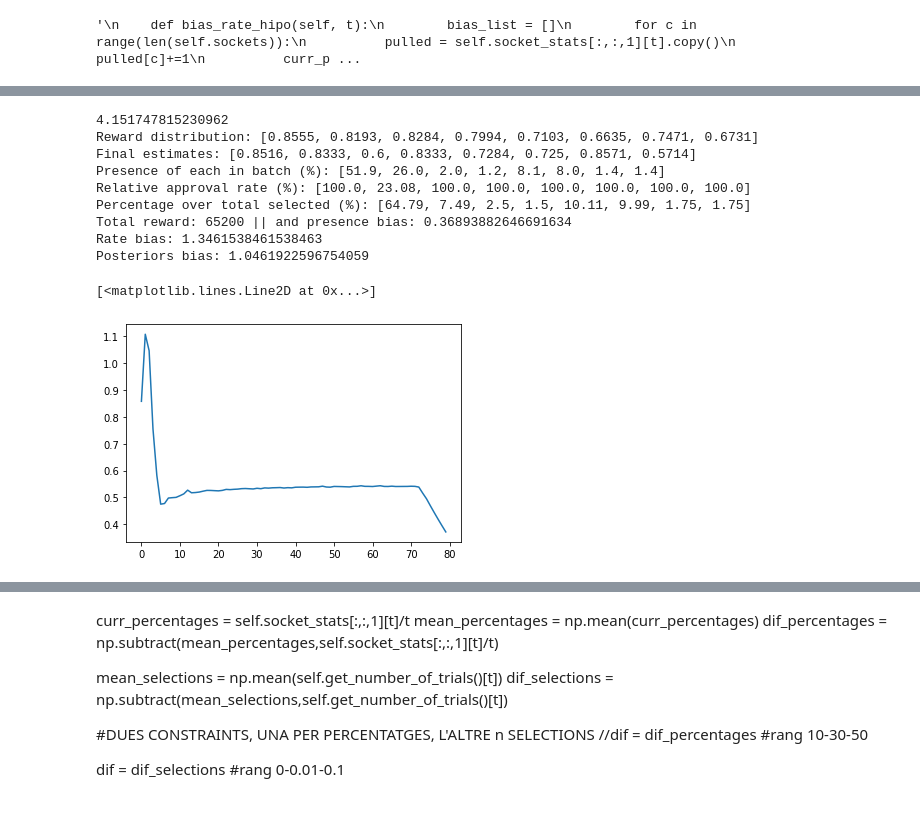
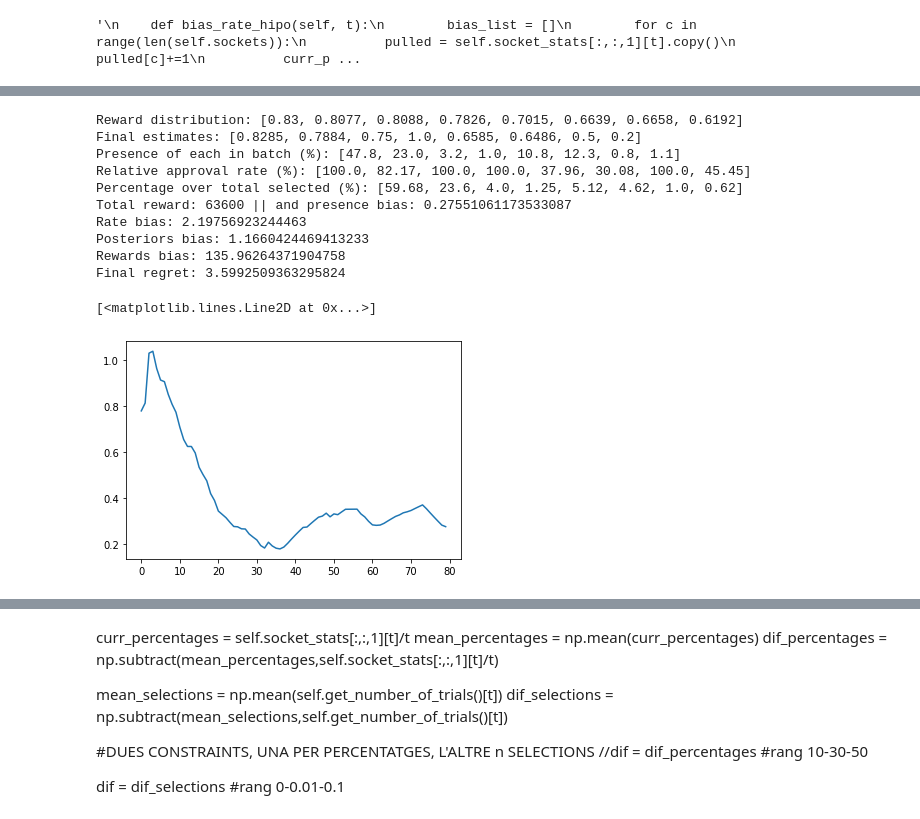
Before and after one commit to quimHM/QHM_TFG_repository, a Jupyter notebook: MAB_sim.ipynb, the cells around one changed output, grey strips where cells are left out. Drawn from its saved outputs; the diff is of its cells as text; code cells hidden in the pictures.

Commit message:
Plots for the problem statement

```diff
--- a/MAB_sim.ipynb
+++ b/MAB_sim.ipynb
@@ -1106,6 +1066,12 @@ class SocketTesterBatchSOLUTIONProb():
           bias_list.append(np.sum(abs))
         return bias_list
 
+    def bias_rewards_hipo(self, t):
+        rewards_distributions = self.get_estimates()[t]
+        mean_d = np.mean(rewards_distributions)
+        bias_list = np.subtract(rewards_distributions,mean_d)
+        return bias_list
+
     def bias_presence_step(self, t):
         presence = np.array([i/sum(self.possibles) for i in self.possibles])
         selected_presence = np.array(self.get_number_of_trials()[t]/t)
@@ -1140,12 +1106,36 @@ class SocketTesterBatchSOLUTIONProb():
         abs = np.abs(diff)
         return np.sum(abs)
 
+    def final_bias_rewards(self):
+        rewards_distributions = self.get_estimates()[self.total_steps]
+        mean_d = np.mean(rewards_distributions)
+        diff = np.subtract(rewards_distributions,mean_d)
+        abs = np.abs(diff)
+        return np.sum(abs)
+
     def punishing_term(self,bias_func,t):
         b_list = bias_func(t)
         norm_num = np.subtract(b_list,max(b_list))
         norm_denom = np.subtract(max(b_list),min(b_list))
         aux_b_list = np.divide(norm_num,norm_denom, out=np.zeros_like(norm_num), where=norm_denom!=0)
         return np.multiply(aux_b_list,100)
+
+    def select_socket_prob( self, t ):
+        mask = [self.get_number_of_trials()[t][i]<self.possibles[i] for i in range(len(self.sockets))]
+        available_sockets = [self.sockets[s] for s in range(len(self.sockets)) if (mask[s])]
+        available = [i for i in range(len(self.sockets)) if (mask[i])]
+
+        bias_term = self.punishing_term(self.bias_presence_hipo,t)
+
+        socket_max = random_argmax([self.sockets[socket].sample(t+1) for socket in available])
+        socket_max_index = self.sockets.index(available_sockets[socket_max])
+
+        socket_min = random_argmin([self.bias_presence_hipo(t)[socket] for socket in available])
+        socket_min_index = self.sockets.index(available_sockets[socket_min])
+
+        return_index = random.choices([socket_min_index,socket_max_index],cum_weights=[self.subopt_coef,1])
+        #print(socket_min_index,socket_max_index,"->",return_index[0])
+        return return_index[0]
 
     def select_socket( self, t ):
 
@@ -1209,7 +1199,7 @@ class SocketTesterBatchSOLUTIONProb():
         # loop for the specified number of time-steps
         for t in range(1,len(decisions_to_consider)):
             self.socket_stats[t] = self.get_socket_stats(t)
-            socket_index = self.select_socket(t)
+            socket_index = self.select_socket_prob(t)
             if(self.get_number_of_trials()[t][socket_index]<self.possibles[socket_index]):
               # charge from the chosen socket and update its mean reward value
               self.charge_and_update(socket_index)
@@ -1241,6 +1231,7 @@ class SocketTesterBatchSOLUTIONProb():
           print("Total reward:",self.total_reward,"|| and presence bias:",self.final_bias_presence())
           print("Rate bias:",self.final_bias_rate())
           print("Posteriors bias:",self.final_bias_posteriors())
+          print("Rewards bias:",self.final_bias_rewards())
           print("Final regret:",self.regret)
           #print(self.return_increments(decisions_to_consider))
         return_dic = {
@@ -1251,6 +1242,7 @@ class SocketTesterBatchSOLUTIONProb():
             "bias_presence":self.final_bias_presence(),
             "bias_rate":self.final_bias_rate(),
             "bias_posteriors":self.final_bias_posteriors(),
+            "bias_rewards":self.final_bias_rewards(),
             "app_rate":self.approval_rates,
             "percentages":self.get_socket_percentages(),
             "bias_hist":self.bias_hist,
@@ -1259,10 +1251,12 @@ class SocketTesterBatchSOLUTIONProb():
         return return_dic
 # %%
 #rewards_bias = np.array([.8555, .8193, .8284, .7994, .7103, .6635, .7471, .6731])
+rewards_bias = np.array([.830, .8077, .8088, .7826, .7015, .6639, .6658, .6192])
 rewards_nonbias = [0.8]*8
 devs_nonbias = [0]*8
 
-instances_bias = np.array([0.535, 0.24, 0.023, 0.011, 0.087, 0.081, 0.011, 0.011])
+#instances_bias = np.array([0.535, 0.24, 0.023, 0.011, 0.087, 0.081, 0.011, 0.011])
+instances_bias = np.array([0.447, 0.267, 0.028, 0.014, 0.103, 0.116, 0.012, 0.012])
 instances_nonbias = [1/8]*8
 # %%
 decisions = random.choices(range(8),weights=list(instances_bias),k=1000)
@@ -1285,19 +1280,20 @@ Posteriors bias: 1.4007490636704119
 # %%
-sol_test = SocketTesterBatchSOLUTIONProb(PowerSocketProb, rewards_bias, 10, 0.25)
+sol_test = SocketTesterBatchSOLUTIONProb(PowerSocketProb, rewards_bias, 50, 0.25)
 rd = sol_test.run(decisions, 0.8, True)
 plt.plot(rd["bias_hist"])
 # %% [output]
-4.151747815230962
-Reward distribution: [0.8555, 0.8193, 0.8284, 0.7994, 0.7103, 0.6635, 0.7471, 0.6731]
-Final estimates: [0.8516, 0.8333, 0.6, 0.8333, 0.7284, 0.725, 0.8571, 0.5714]
-Presence of each in batch (%): [51.9, 26.0, 2.0, 1.2, 8.1, 8.0, 1.4, 1.4]
-Relative approval rate (%): [100.0, 23.08, 100.0, 100.0, 100.0, 100.0, 100.0, 100.0]
-Percentage over total selected (%): [64.79, 7.49, 2.5, 1.5, 10.11, 9.99, 1.75, 1.75]
-Total reward: 65200 || and presence bias: 0.36893882646691634
-Rate bias: 1.3461538461538463
-Posteriors bias: 1.0461922596754059
+Reward distribution: [0.83, 0.8077, 0.8088, 0.7826, 0.7015, 0.6639, 0.6658, 0.6192]
+Final estimates: [0.8285, 0.7884, 0.75, 1.0, 0.6585, 0.6486, 0.5, 0.2]
+Presence of each in batch (%): [47.8, 23.0, 3.2, 1.0, 10.8, 12.3, 0.8, 1.1]
+Relative approval rate (%): [100.0, 82.17, 100.0, 100.0, 37.96, 30.08, 100.0, 45.45]
+Percentage over total selected (%): [59.68, 23.6, 4.0, 1.25, 5.12, 4.62, 1.0, 0.62]
+Total reward: 63600 || and presence bias: 0.27551061173533087
+Rate bias: 2.19756923244463
+Posteriors bias: 1.1660424469413233
+Rewards bias: 135.96264371904758
+Final regret: 3.5992509363295824
 [<matplotlib.lines.Line2D at 0x...>]
-[figure, old version]
+[figure, new version]
 # %%
 sol_test = SocketTesterBatchSOLUTIONProb(PowerSocketProb, rewards_bias, 10, 0.5)
 rd = sol_test.run(decisions, 0.8, True)
```
Also changed, not shown: parts of 49 cells of this notebook.
